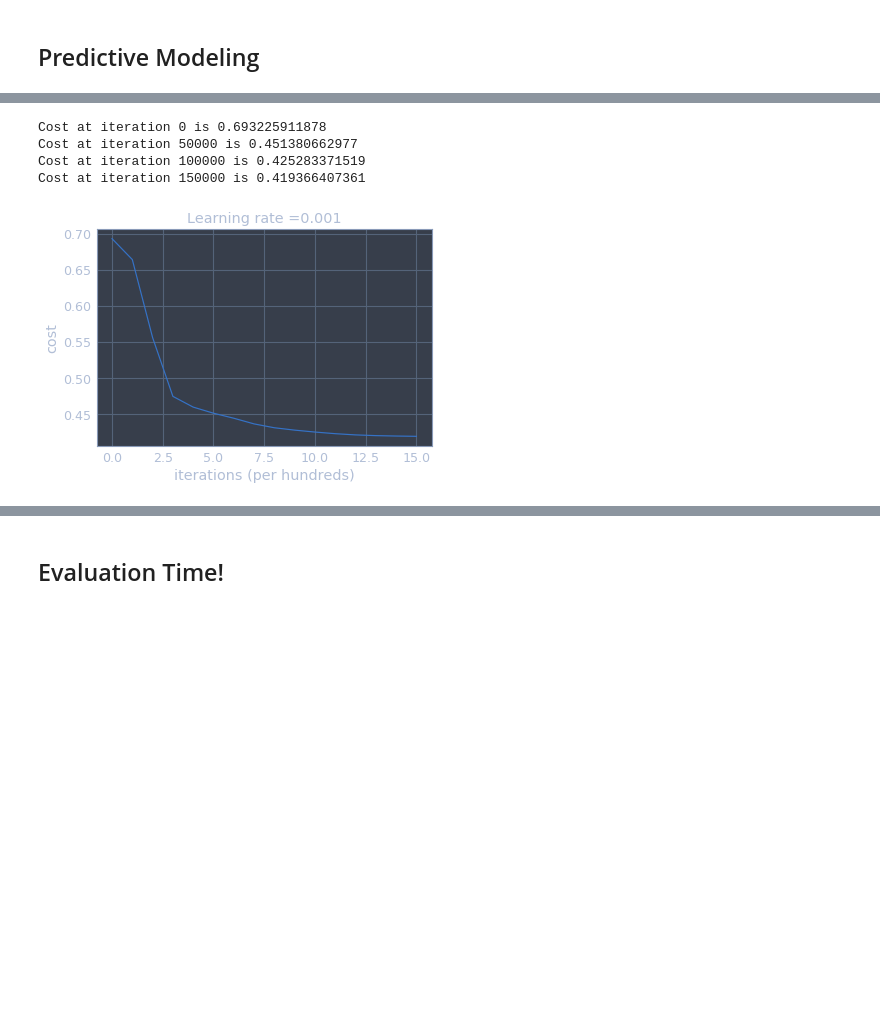
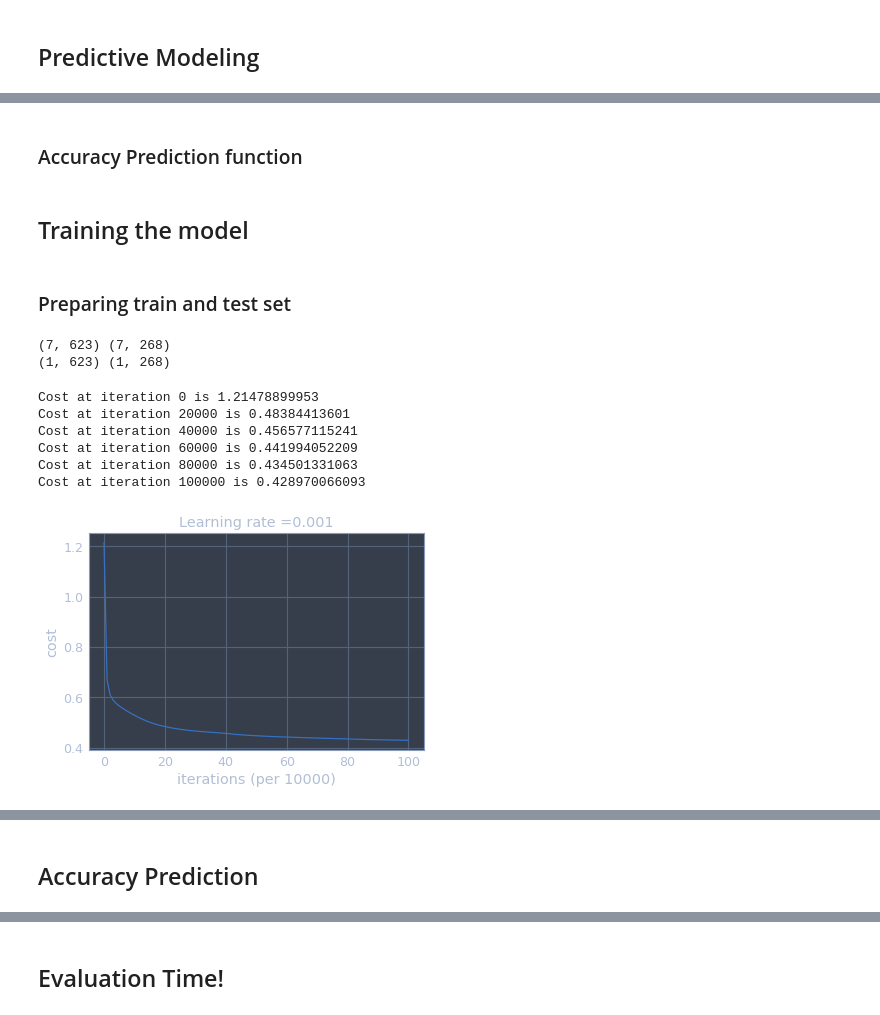
Before and after one commit to pyaf/kaggle_code, a Jupyter notebook: titanic-machine-learning-from-disaster/tensorflow-v1.ipynb, the cells around one changed output, grey strips where cells are left out. Saved outputs shown, nothing was run; the diff lists cells and outputs as text; code cells hidden in the pictures; blank space fills up the shorter version.

```diff
--- a/Titanic: Machine Learning from Disaster/titanic-v1.ipynb
+++ b/titanic-machine-learning-from-disaster/tensorflow-v1.ipynb
@@ -153,6 +196,7 @@ data.loc[(data['Age']>32)&(data['Age']<=48),'Age_band']=2
 data.loc[(data['Age']>48)&(data['Age']<=64),'Age_band']=3
 data.loc[data['Age']>64,'Age_band']=4
 # %%
+data['Family_Size'] = data['Parch'] + data['SibSp'] + 1
 data['Sex'].replace(['male','female'],[0,1],inplace=True)
 data['Embarked'].replace(['S','C','Q'],[0,1,2],inplace=True)
 data['Initial'].replace(['Mr','Mrs','Miss','Master','Other'],[0,1,2,3,4],inplace=True)
@@ -199,6 +226,6 @@ def Initialize_parameters_deep(layer_dims):
     np.random.seed(3)
     parameters = {}
     for l in range(1, len(layer_dims)):
-        parameters['W' + str(l)] = np.random.randn(layer_dims[l], layer_dims[l-1]) * 0.01
+        parameters['W' + str(l)] = np.random.randn(layer_dims[l], layer_dims[l-1]) * np.sqrt(2/layer_dims[l-1])
         parameters['b' + str(l)] = np.zeros((layer_dims[l], 1))
     return parameters
@@ -296,5 +367,5 @@ def update_parameters(parameters, grads, learning_rate):
 # %%
-def the_model(X, Y, layers_dims, learning_rate, num_iterations, print_cost=True):
+def the_model(X, Y, layers_dims, learning_rate, num_iterations, lambd):
 
     np.random.seed(1)
     costs = []
@@ -303,22 +374,29 @@ def the_model(X, Y, layers_dims, learning_rate, num_iterations, print_cost=True)
 #     parameters = np.load('parameters.npy').item()
     for i in range(num_iterations+1):
         AL, caches = forward_propogation(X, parameters)
-        cost = compute_cost(AL, Y)
-        grads = backward_propogation(AL, Y, caches)
+        if lambd == 0:
+            cost = compute_cost(AL, Y)
+            grads = backward_propogation(AL, Y, caches)
+        else:
+            cost = compute_cost_with_regularization(AL, Y, parameters, lambd)
+            grads = backward_propogation_with_regularization(AL, Y, caches, lambd)
+
         parameters = update_parameters(parameters, grads, learning_rate)
-        if (i%50000==0):
+        if (i%20000==0):
             print('Cost at iteration %s is %s' %(i, cost))
-        if(i%10000==0):
+        if (i%1000==0):
             costs.append(cost)
 
     plt.plot(np.squeeze(costs))
     plt.ylabel('cost')
-    plt.xlabel('iterations (per hundreds)')
+    plt.xlabel('iterations (per 10000)')
     plt.title("Learning rate =" + str(learning_rate))
     plt.show()
 
     np.save("parameters", parameters)
     return parameters
+# %% [markdown]
+### Accuracy Prediction function
 # %%
 def predictAccuracy(X, Y, parameters):
 
@@ -336,13 +414,40 @@ def predictAccuracy(X, Y, parameters):
     print("Accuracy: "  + str(np.sum((p == Y)) / m))
 
     return np.squeeze(p)
+# %% [markdown]
+## Training the model
+# %% [markdown]
+### Preparing train and test set
+# %%
+train, test = train_test_split(data, test_size=0.3,random_state=0,stratify=data['Survived'])
+
+X_train = train[['Pclass', 'Sex', 'Age_band', 'Embarked', 'Initial','Fare_cat', 'Family_Size']].values
+X_train = X_train.T.astype(float)
+X_test = test[['Pclass', 'Sex', 'Age_band', 'Embarked', 'Initial', 'Fare_cat', 'Family_Size']].values
+X_test = X_test.T.astype(float)
+
+Y_train = train['Survived'].values
+Y_train = Y_train.reshape(1, Y_train.shape[0])
+
+Y_test = test['Survived'].values
+Y_test = Y_test.reshape(1, Y_test.shape[0])
+print(X_train.shape, X_test.shape)
+print(Y_train.shape, Y_test.shape)
+# %% [output]
+(7, 623) (7, 268)
+(1, 623) (1, 268)
 # %%
 %%time
-layers_dims = [5, 10, 1]
-parameters = the_model(X_train, Y_train, layers_dims, learning_rate=0.001, num_iterations=150000, print_cost=True)
+layers_dims = [7, 6, 1]
+learning_rate = 0.001
+num_iterations = 100000
+lambd = 0.9
+parameters = the_model(X_train, Y_train, layers_dims, learning_rate, num_iterations, lambd)
 # %% [output]
-Cost at iteration 0 is 0.693225911878
-Cost at iteration 50000 is 0.451380662977
-Cost at iteration 100000 is 0.425283371519
-Cost at iteration 150000 is 0.419366407361
+Cost at iteration 0 is 1.21478899953
+Cost at iteration 20000 is 0.48384413601
+Cost at iteration 40000 is 0.456577115241
+Cost at iteration 60000 is 0.441994052209
+Cost at iteration 80000 is 0.434501331063
+Cost at iteration 100000 is 0.428970066093
-[figure, old version]
+[figure, new version]
@@ -351,3 +456,5 @@ Wall time: 45.6 s
+# %% [markdown]
+## Accuracy Prediction
 # %%
 %%time
 prob = predictAccuracy(X_train, Y_train, parameters)
```
Also changed, not shown: parts of 29 cells of this notebook, 11 other files.
